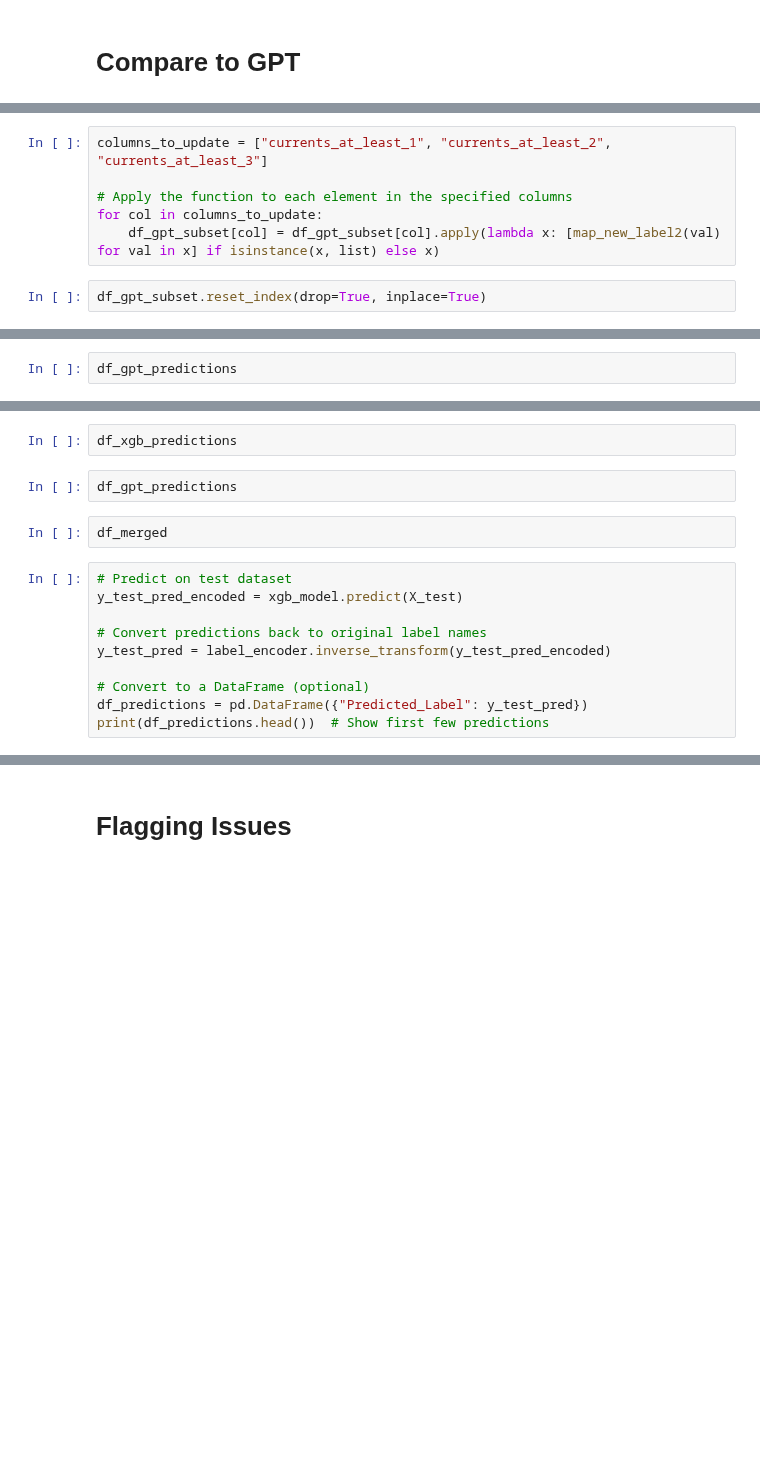
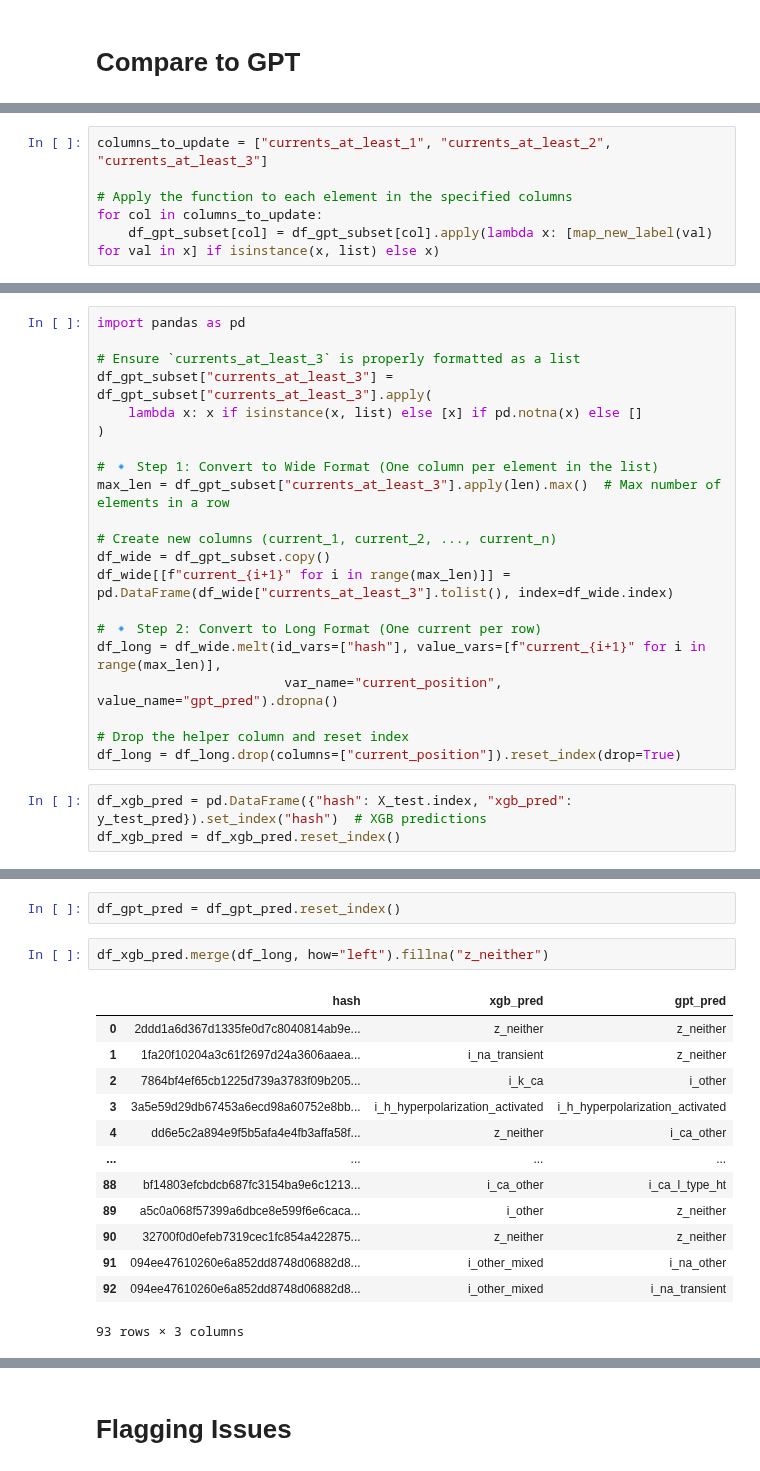
Before and after one commit to innacohen/mod-annotation, a Jupyter notebook: code/pipeline.ipynb, the cells around one changed output, grey strips where cells are left out. Saved outputs shown, nothing was run; the diff lists cells and outputs as text; blank space fills up the shorter version.

Commit message:
merged to gpt df

```diff
--- a/code/pipeline.ipynb
+++ b/code/pipeline.ipynb
@@ -1061,6 +1068,4 @@ columns_to_update = ["currents_at_least_1", "currents_at_least_2", "currents_at_
 
 # Apply the function to each element in the specified columns
 for col in columns_to_update:
-    df_gpt_subset[col] = df_gpt_subset[col].apply(lambda x: [map_new_label2(val) for val in x] if isinstance(x, list) else x)
+    df_gpt_subset[col] = df_gpt_subset[col].apply(lambda x: [map_new_label(val) for val in x] if isinstance(x, list) else x)
-# %%
-df_gpt_subset.reset_index(drop=True, inplace=True)
@@ -1071,2 +1076,24 @@ View(df_gpt_subset.iloc[403])
+# %%
+import pandas as pd
+
+# Ensure `currents_at_least_3` is properly formatted as a list
+df_gpt_subset["currents_at_least_3"] = df_gpt_subset["currents_at_least_3"].apply(
+    lambda x: x if isinstance(x, list) else [x] if pd.notna(x) else []
+)
+
+# 🔹 Step 1: Convert to Wide Format (One column per element in the list)
+max_len = df_gpt_subset["currents_at_least_3"].apply(len).max()  # Max number of elements in a row
+
+# Create new columns (current_1, current_2, ..., current_n)
+df_wide = df_gpt_subset.copy()
+df_wide[[f"current_{i+1}" for i in range(max_len)]] = pd.DataFrame(df_wide["currents_at_least_3"].tolist(), index=df_wide.index)
+
+# 🔹 Step 2: Convert to Long Format (One current per row)
+df_long = df_wide.melt(id_vars=["hash"], value_vars=[f"current_{i+1}" for i in range(max_len)],
+                        var_name="current_position", value_name="gpt_pred").dropna()
+
+# Drop the helper column and reset index
+df_long = df_long.drop(columns=["current_position"]).reset_index(drop=True)
 # %%
-df_gpt_predictions
+df_xgb_pred = pd.DataFrame({"hash": X_test.index, "xgb_pred": y_test_pred}).set_index("hash")  # XGB predictions
+df_xgb_pred = df_xgb_pred.reset_index()
@@ -1097,16 +1100,18 @@ df_xgb_predictions = pd.DataFrame({"file_hash": X_train.index, "xgb_pred": y_tra
-# %%
-df_xgb_predictions
-# %%
-df_gpt_predictions
-# %%
-df_merged
-# %%
-# Predict on test dataset
-y_test_pred_encoded = xgb_model.predict(X_test)
-
-# Convert predictions back to original label names
-y_test_pred = label_encoder.inverse_transform(y_test_pred_encoded)
-
-# Convert to a DataFrame (optional)
-df_predictions = pd.DataFrame({"Predicted_Label": y_test_pred})
-print(df_predictions.head())  # Show first few predictions
+# %%
+df_gpt_pred = df_gpt_pred.reset_index()
+# %%
+df_xgb_pred.merge(df_long, how="left").fillna("z_neither")
+# %% [output]
+|  | hash | xgb_pred | gpt_pred |
+| 0 | 2ddd1a6d367d1335fe0d7c8040814ab9e... | z_neither | z_neither |
+| 1 | 1fa20f10204a3c61f2697d24a3606aaea... | i_na_transient | z_neither |
+| 2 | 7864bf4ef65cb1225d739a3783f09b205... | i_k_ca | i_other |
+| 3 | 3a5e59d29db67453a6ecd98a60752e8bb... | i_h_hyperpolarization_activated | i_h_hyperpolarization_activated |
+| 4 | dd6e5c2a894e9f5b5afa4e4fb3affa58f... | z_neither | i_ca_other |
+| ... | ... | ... | ... |
+| 88 | bf14803efcbdcb687fc3154ba9e6c1213... | i_ca_other | i_ca_l_type_ht |
+| 89 | a5c0a068f57399a6dbce8e599f6e6caca... | i_other | z_neither |
+| 90 | 32700f0d0efeb7319cec1fc854a422875... | z_neither | z_neither |
+| 91 | 094ee47610260e6a852dd8748d06882d8... | i_other_mixed | i_na_other |
+| 92 | 094ee47610260e6a852dd8748d06882d8... | i_other_mixed | i_na_transient |
+93 rows × 3 columns
```
Also changed, not shown: parts of 17 cells of this notebook, 2 other files.
